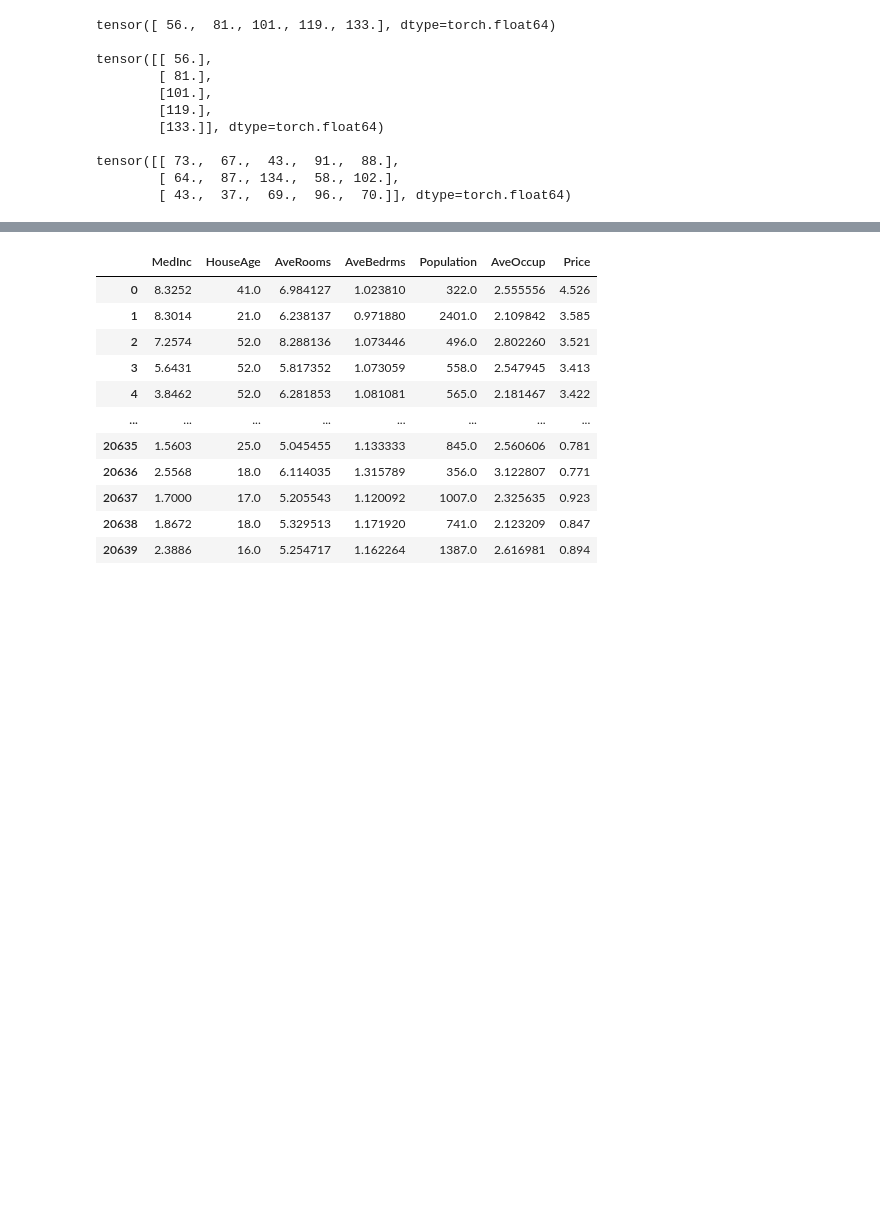
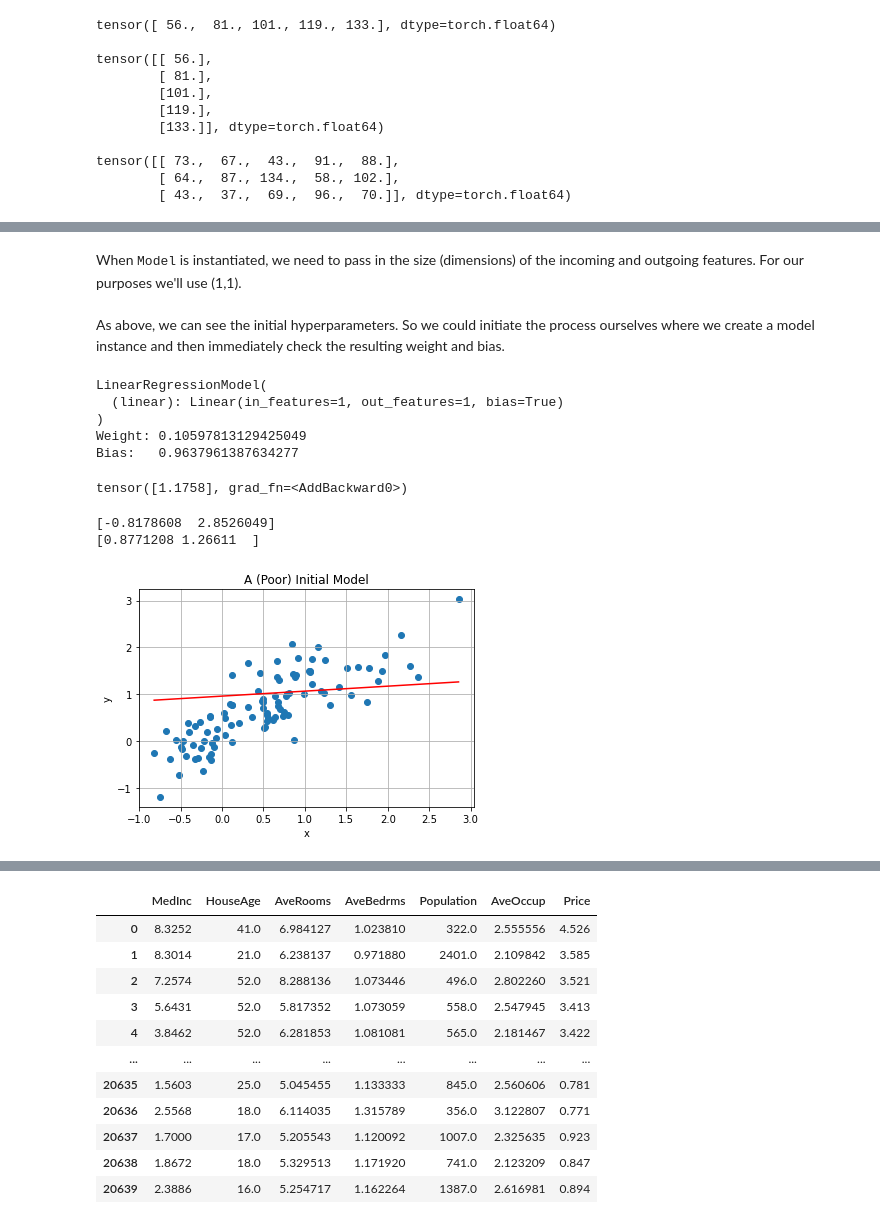
Before and after one commit to steviep42/bios_534, a Jupyter notebook: torch_regression.ipynb, the cells around one changed output, grey strips where cells are left out. Drawn from its saved outputs; the diff is of its cells as text; code cells hidden in the pictures; blank space fills up the shorter version.

```diff
--- a/torch_regression.ipynb
+++ b/torch_regression.ipynb
@@ -140,0 +268,9 @@ tensor([[ 73.,  67.,  43.,  91.,  88.],
+# %%
+xtraining = torch.from_numpy(imaging['T2'].values)
+ytraining = torch.from_numpy(imaging['PD'].values)
+
+# So we will need to reshape the data to make it a column instead of a row
+# You couls also use the unsqueeze function for this.
+
+xtraining = xtraining.reshape(-1,1).float()
+ytraining = ytraining.reshape(-1,1).float()
@@ -140,0 +290,41 @@ tensor([[ 73.,  67.,  43.,  91.,  88.],
+# %% [markdown]
+When <tt>Model</tt> is instantiated, we need to pass in the size (dimensions) of the incoming and outgoing features. For our purposes we'll use (1,1).<br><br>As above, we can see the initial hyperparameters. So we could initiate the process ourselves where we create a model instance and then immediately check the resulting weight and bias.
+# %%
+torch.manual_seed(59)
+model = LinearRegressionModel(1, 1)
+print(model)
+print('Weight:', model.linear.weight.item())
+print('Bias:  ', model.linear.bias.item())
+# %% [output]
+LinearRegressionModel(
+  (linear): Linear(in_features=1, out_features=1, bias=True)
+)
+Weight: 0.10597813129425049
+Bias:   0.9637961387634277
+# %%
+x = torch.tensor([2.0])
+print(model.forward(x))   # equivalent to print(model(x))
+# %% [output]
+tensor([1.1758], grad_fn=<AddBackward0>)
+# %%
+# Let's now try a very basic first effort
+x1 = np.array([xtraining.min(),xtraining.max()])
+print(x1)
+
+#
+w1 = model.linear.weight.item()
+b1 = model.linear.bias.item()
+y1 = x1*w1 + b1
+print(y1)
+# %% [output]
+[-0.8178608  2.8526049]
+[0.8771208 1.26611  ]
+# %%
+plt.scatter(xtraining, ytraining)
+plt.plot(x1,y1,'r')
+plt.title('A (Poor) Initial Model')
+plt.ylabel('y')
+plt.xlabel('x')
+plt.grid()
+# %% [output]
+[figure, added]
```
Also changed, not shown: parts of 67 cells of this notebook.
